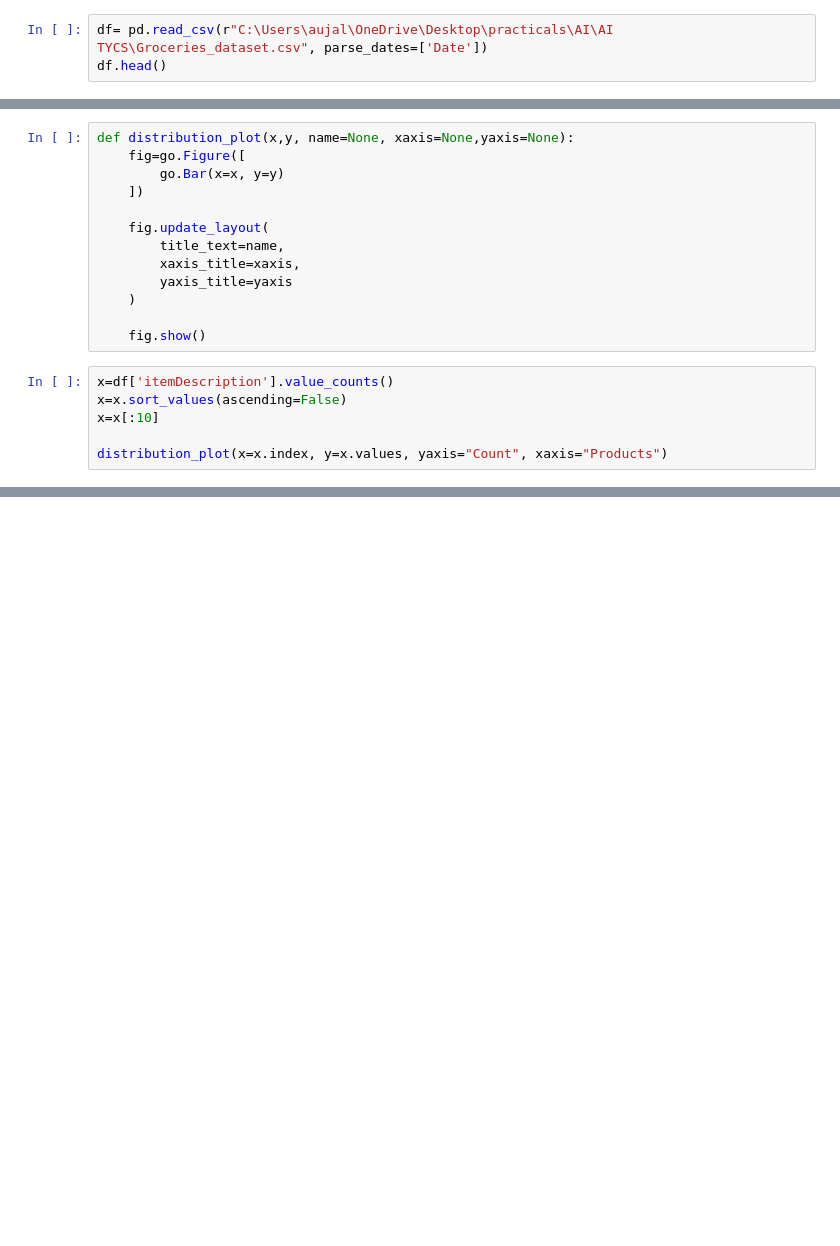
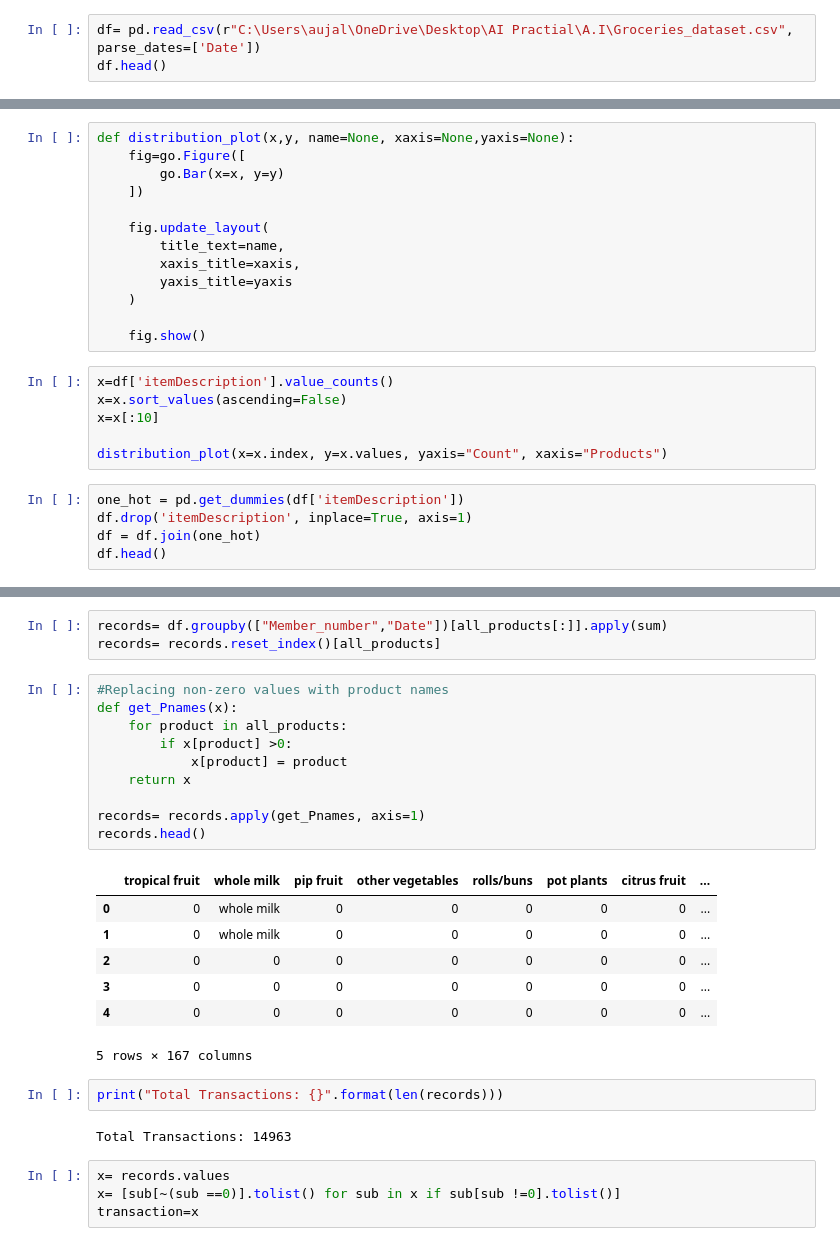
Before and after one commit to karany2288/A.I, a Jupyter notebook: association_rule_mining_algorithm.ipynb, the cells around one changed output, grey strips where cells are left out. Cells and saved outputs as stored; diff of their text form; blank space fills up the shorter version.

```diff
--- a/association_rule_mining_algorithm.ipynb
+++ b/association_rule_mining_algorithm.ipynb
@@ -16,5 +19,5 @@ from apyori import apriori
 # %%
-df= pd.read_csv(r"C:\Users\aujal\OneDrive\Desktop\practicals\AI\AI TYCS\Groceries_dataset.csv", parse_dates=['Date'])
+df= pd.read_csv(r"C:\Users\aujal\OneDrive\Desktop\AI Practial\A.I\Groceries_dataset.csv", parse_dates=['Date'])
 df.head()
 # %% [output]
 |  | Member_number | Date | itemDescription |
@@ -54,3 +57,8 @@ x=x.sort_values(ascending=False)
 x=x[:10]
 
 distribution_plot(x=x.index, y=x.values, yaxis="Count", xaxis="Products")
+# %%
+one_hot = pd.get_dummies(df['itemDescription'])
+df.drop('itemDescription', inplace=True, axis=1)
+df = df.join(one_hot)
+df.head()
@@ -56,0 +73,29 @@ distribution_plot(x=x.index, y=x.values, yaxis="Count", xaxis="Products")
+# %%
+records= df.groupby(["Member_number","Date"])[all_products[:]].apply(sum)
+records= records.reset_index()[all_products]
+# %%
+#Replacing non-zero values with product names
+def get_Pnames(x):
+    for product in all_products:
+        if x[product] >0:
+            x[product] = product
+    return x
+
+records= records.apply(get_Pnames, axis=1)
+records.head()
+# %% [output]
+|  | tropical fruit | whole milk | pip fruit | other vegetables | rolls/buns | pot plants | citrus fruit | ... |
+| 0 | 0 | whole milk | 0 | 0 | 0 | 0 | 0 | ... |
+| 1 | 0 | whole milk | 0 | 0 | 0 | 0 | 0 | ... |
+| 2 | 0 | 0 | 0 | 0 | 0 | 0 | 0 | ... |
+| 3 | 0 | 0 | 0 | 0 | 0 | 0 | 0 | ... |
+| 4 | 0 | 0 | 0 | 0 | 0 | 0 | 0 | ... |
+5 rows × 167 columns
+# %%
+print("Total Transactions: {}".format(len(records)))
+# %% [output]
+Total Transactions: 14963
+# %%
+x= records.values
+x= [sub[~(sub ==0)].tolist() for sub in x if sub[sub !=0].tolist()]
+transaction=x
```
Also changed, not shown: parts of 6 cells of this notebook.
